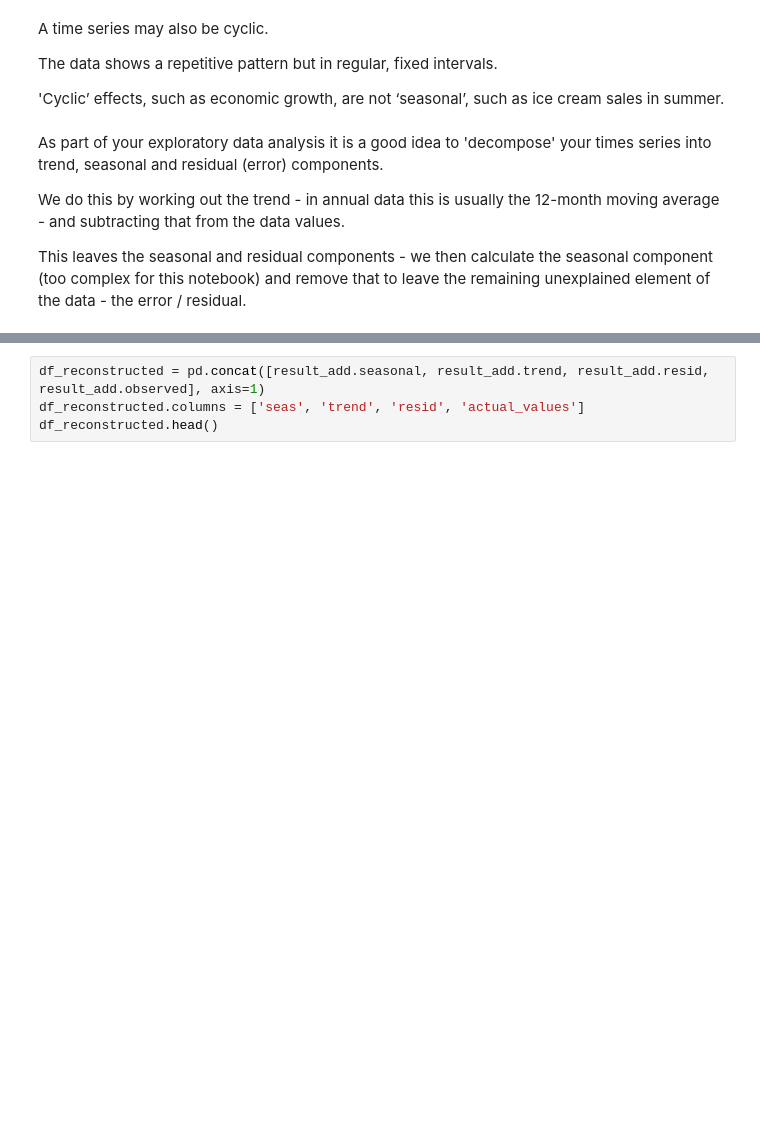
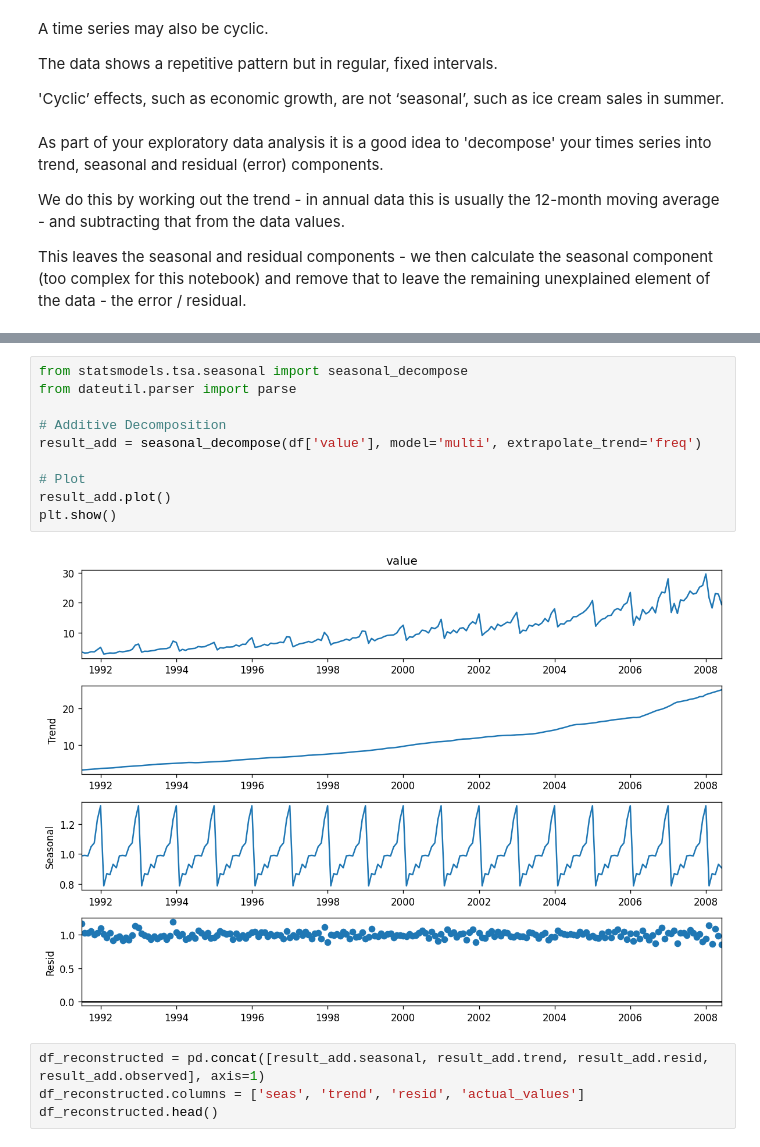
Before and after one commit to IanSkapin/DataAnalytics, a Jupyter notebook: modeling-and-visualisation/regression-analysis/linear-models.ipynb, the cells around one changed output, grey strips where cells are left out. Saved outputs shown, nothing was run; the diff lists cells and outputs as text; blank space fills up the shorter version.

```diff
--- a/modeling-and-visualisation/regression-analysis/linear-models.ipynb
+++ b/modeling-and-visualisation/regression-analysis/linear-models.ipynb
@@ -442,3 +475,15 @@ plt.show()
+# %%
+from statsmodels.tsa.seasonal import seasonal_decompose
+from dateutil.parser import parse
+
+# Additive Decomposition
+result_add = seasonal_decompose(df['value'], model='multi', extrapolate_trend='freq')
+
+# Plot
+result_add.plot()
+plt.show()
+# %% [output]
+[figure, added]
 # %%
 df_reconstructed = pd.concat([result_add.seasonal, result_add.trend, result_add.resid, result_add.observed], axis=1)
 df_reconstructed.columns = ['seas', 'trend', 'resid', 'actual_values']
```
Also changed, not shown: parts of 50 cells of this notebook.
